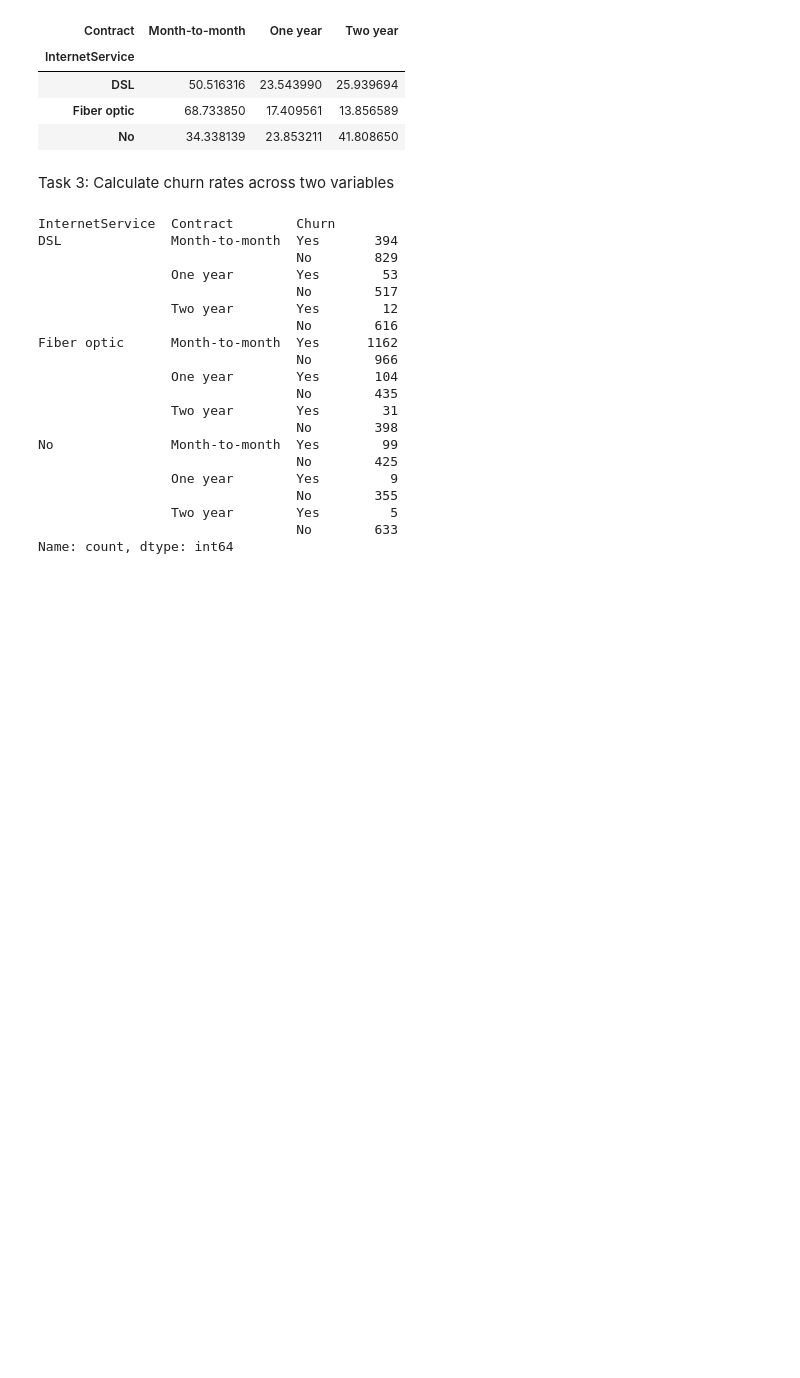
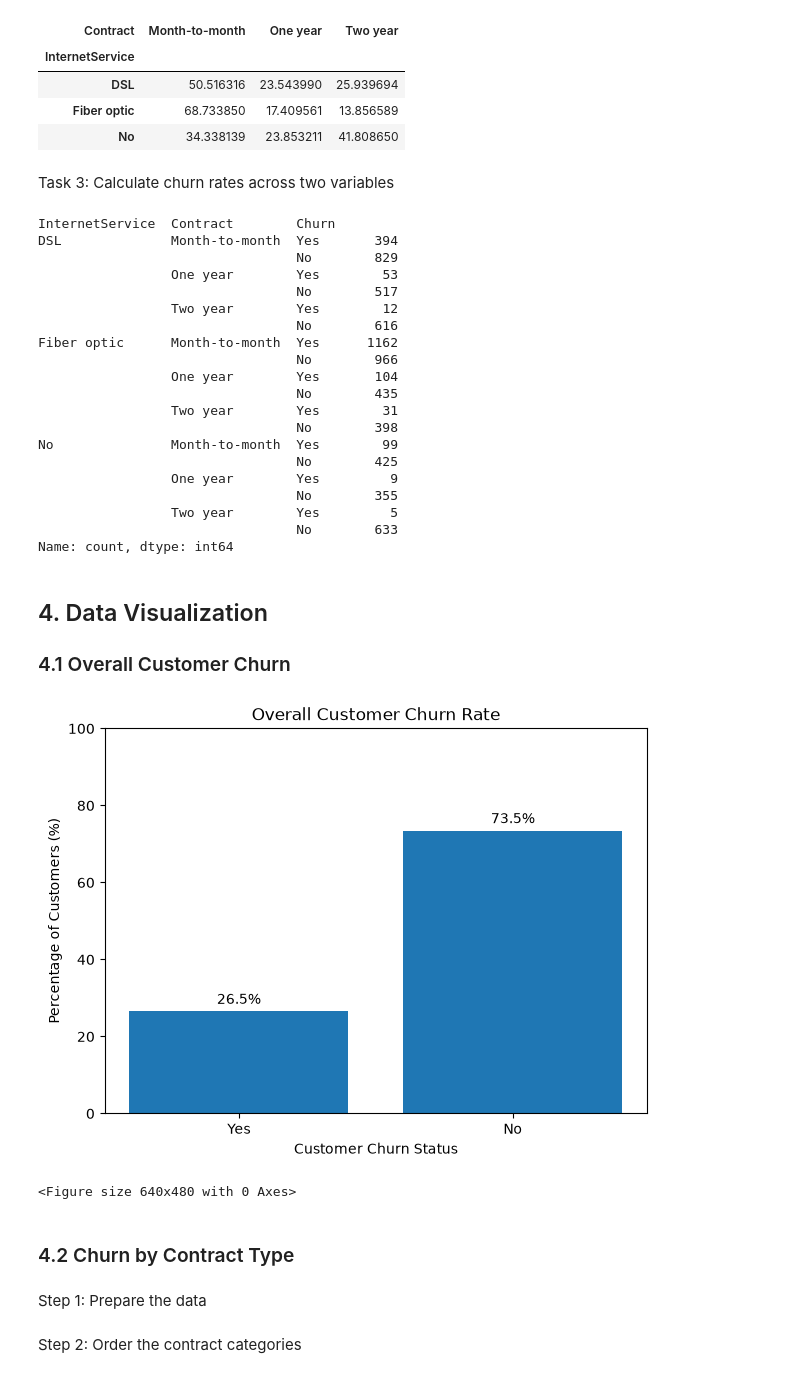
Before and after one commit to NickRusso20/customer-churn-analysis, a Jupyter notebook: churn_analysis.ipynb, the cells around one changed output. Drawn from its saved outputs; the diff is of its cells as text; code cells hidden in the pictures; blank space fills up the shorter version.

Commit message:
Created bar charts for overall customer churn and for churn by contract type

```diff
--- a/churn_analysis.ipynb
+++ b/churn_analysis.ipynb
@@ -527,3 +527,7 @@ No               Month-to-month  Yes        99
                  Two year        Yes         5
                                  No        633
 Name: count, dtype: int64
+# %% [markdown]
+## 4. Data Visualization
+
+### 4.1 Overall Customer Churn
@@ -529,0 +537,44 @@ Name: count, dtype: int64
+# %%
+# Save the churn rates to a variable
+churn_rates = (
+    customer['Churn']
+    .value_counts(normalize=True)
+    .reindex(['Yes', 'No'])
+    * 100
+)
+
+# Create bar chart of Customer Churn
+plt.figure(figsize=(7, 5))
+
+bars = plt.bar(
+    churn_rates.index,
+    churn_rates.values
+)
+
+plt.bar_label(
+    bars,
+    fmt="%.1f%%",
+    padding=3
+)
+
+plt.title("Overall Customer Churn Rate")
+plt.xlabel("Customer Churn Status")
+plt.ylabel("Percentage of Customers (%)")
+plt.ylim(0, 100)
+
+# Save the visualize into the visualizations folder
+plt.savefig(
+    "visualizations/overall_churn.png",
+    dpi=300,
+    bbox_inches="tight"
+)
+
+plt.show()
+plt.clf()
+# %% [output]
+[figure, added]
+<Figure size 640x480 with 0 Axes>
+# %% [markdown]
+### 4.2 Churn by Contract Type
+# %% [markdown]
+Step 1: Prepare the data
@@ -529,0 +590,2 @@ Name: count, dtype: int64
+# %% [markdown]
+Step 2: Order the contract categories
```
Also changed, not shown: parts of 13 cells of this notebook, 2 other files.
